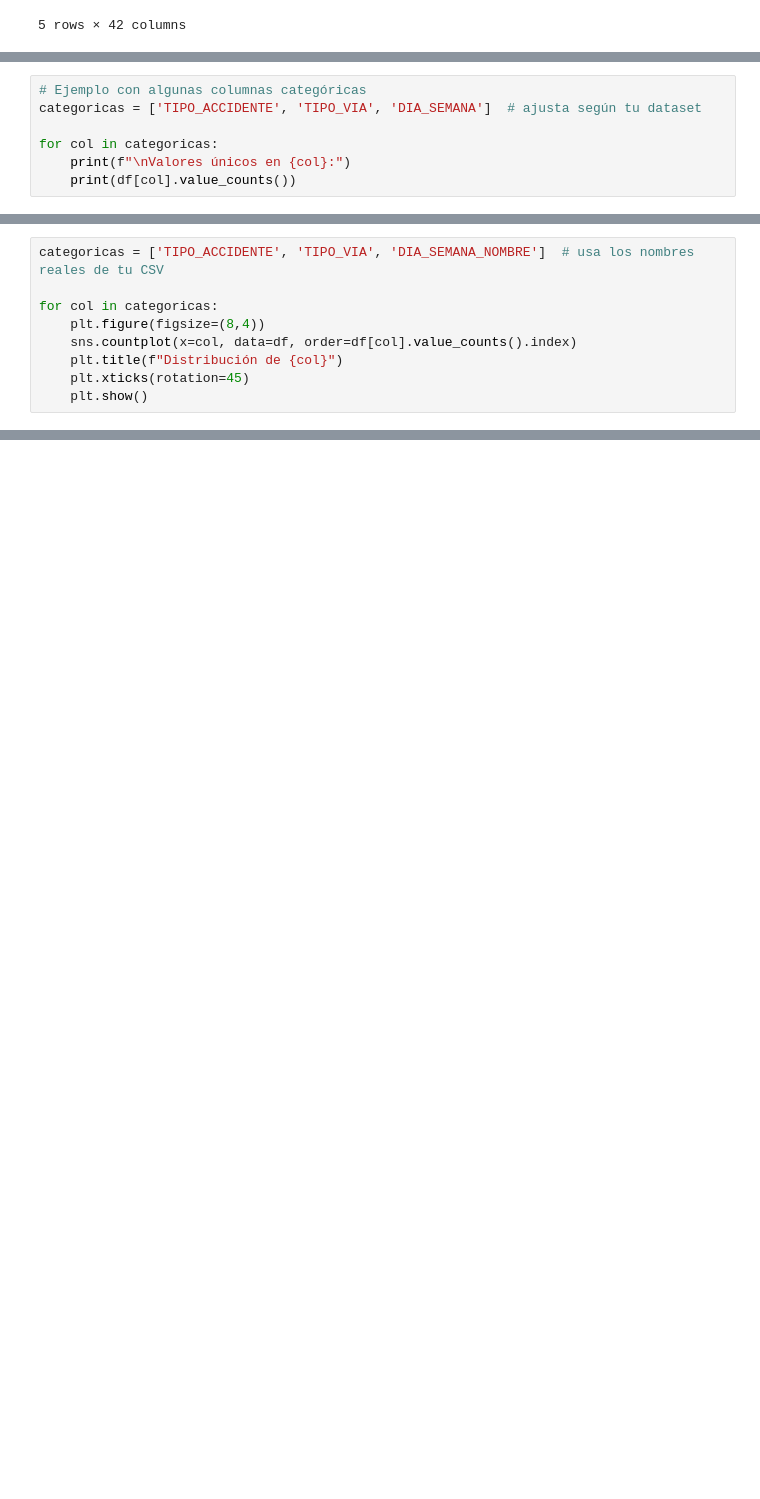
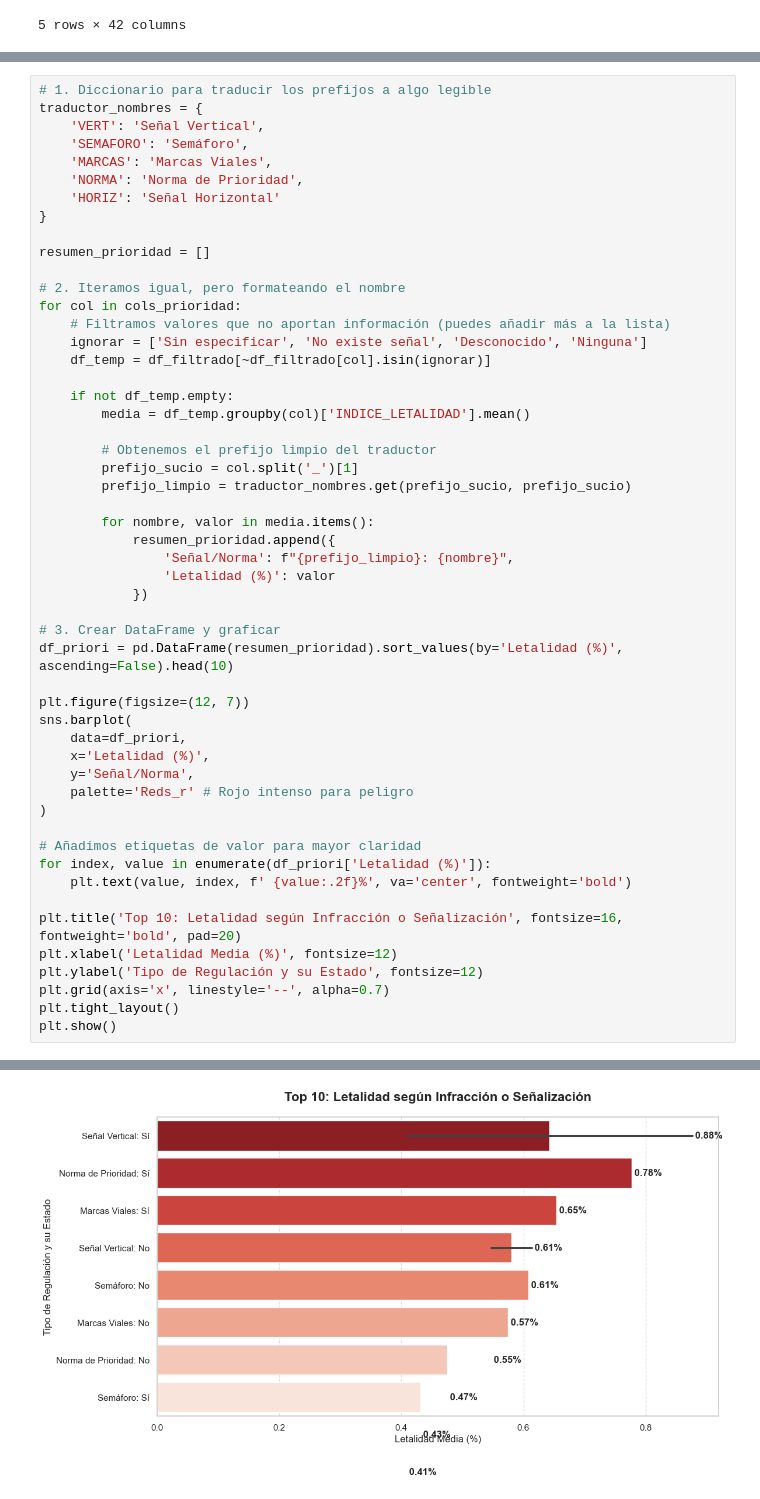
Before and after one commit to eloylozano/viarisk, a Jupyter notebook: notebooks/02_eda_visualizacion_dgt.ipynb, the cells around one changed output, grey strips where cells are left out. Cells and saved outputs as stored; diff of their text form; blank space fills up the shorter version.

Commit message:
transform and clean data

```diff
--- a/notebooks/02_eda_visualizacion_dgt.ipynb
+++ b/notebooks/02_eda_visualizacion_dgt.ipynb
@@ -71,7 +30,0 @@ memory usage: 32.7+ MB
-# %%
-# Ejemplo con algunas columnas categóricas
-categoricas = ['TIPO_ACCIDENTE', 'TIPO_VIA', 'DIA_SEMANA']  # ajusta según tu dataset
-
-for col in categoricas:
-    print(f"\nValores únicos en {col}:")
-    print(df[col].value_counts())
@@ -98,9 +30,0 @@ Name: count, dtype: int64
-# %%
-categoricas = ['TIPO_ACCIDENTE', 'TIPO_VIA', 'DIA_SEMANA_NOMBRE']  # usa los nombres reales de tu CSV
-
-for col in categoricas:
-    plt.figure(figsize=(8,4))
-    sns.countplot(x=col, data=df, order=df[col].value_counts().index)
-    plt.title(f"Distribución de {col}")
-    plt.xticks(rotation=45)
-    plt.show()
@@ -117,0 +234,53 @@ plt.show()
+# %%
+# 1. Diccionario para traducir los prefijos a algo legible
+traductor_nombres = {
+    'VERT': 'Señal Vertical',
+    'SEMAFORO': 'Semáforo',
+    'MARCAS': 'Marcas Viales',
+    'NORMA': 'Norma de Prioridad',
+    'HORIZ': 'Señal Horizontal'
+}
+
+resumen_prioridad = []
+
+# 2. Iteramos igual, pero formateando el nombre
+for col in cols_prioridad:
+    # Filtramos valores que no aportan información (puedes añadir más a la lista)
+    ignorar = ['Sin especificar', 'No existe señal', 'Desconocido', 'Ninguna']
+    df_temp = df_filtrado[~df_filtrado[col].isin(ignorar)]
+
+    if not df_temp.empty:
+        media = df_temp.groupby(col)['INDICE_LETALIDAD'].mean()
+
+        # Obtenemos el prefijo limpio del traductor
+        prefijo_sucio = col.split('_')[1]
+        prefijo_limpio = traductor_nombres.get(prefijo_sucio, prefijo_sucio)
+
+        for nombre, valor in media.items():
+            resumen_prioridad.append({
+                'Señal/Norma': f"{prefijo_limpio}: {nombre}",
+                'Letalidad (%)': valor
+            })
+
+# 3. Crear DataFrame y graficar
+df_priori = pd.DataFrame(resumen_prioridad).sort_values(by='Letalidad (%)', ascending=False).head(10)
+
+plt.figure(figsize=(12, 7))
+sns.barplot(
+    data=df_priori,
+    x='Letalidad (%)',
+    y='Señal/Norma',
+    palette='Reds_r' # Rojo intenso para peligro
+)
+
+# Añadimos etiquetas de valor para mayor claridad
+for index, value in enumerate(df_priori['Letalidad (%)']):
+    plt.text(value, index, f' {value:.2f}%', va='center', fontweight='bold')
+
+plt.title('Top 10: Letalidad según Infracción o Señalización', fontsize=16, fontweight='bold', pad=20)
+plt.xlabel('Letalidad Media (%)', fontsize=12)
+plt.ylabel('Tipo de Regulación y su Estado', fontsize=12)
+plt.grid(axis='x', linestyle='--', alpha=0.7)
+plt.tight_layout()
+plt.show()
+# %% [output]
@@ -117,0 +290 @@ plt.show()
+[figure, added]
```
Also changed, not shown: parts of 24 cells of this notebook, 3 other files.
